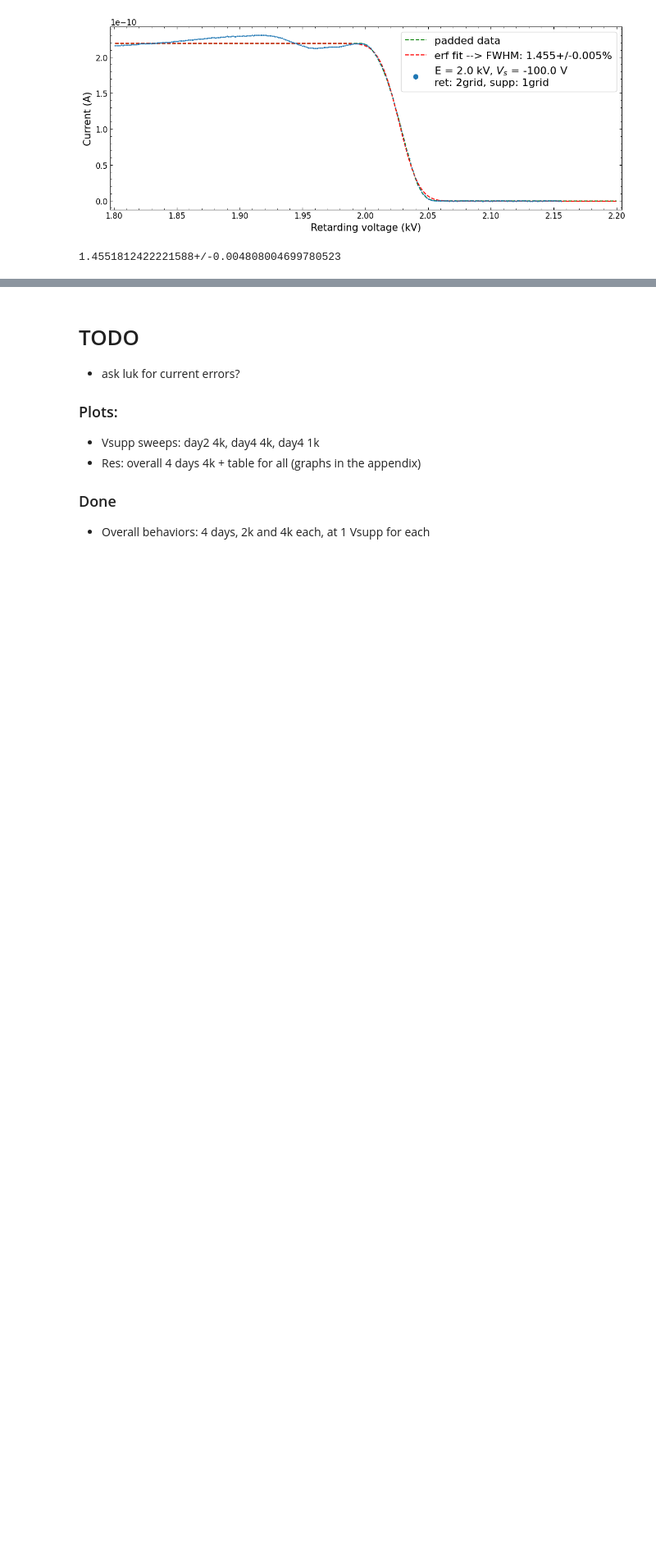
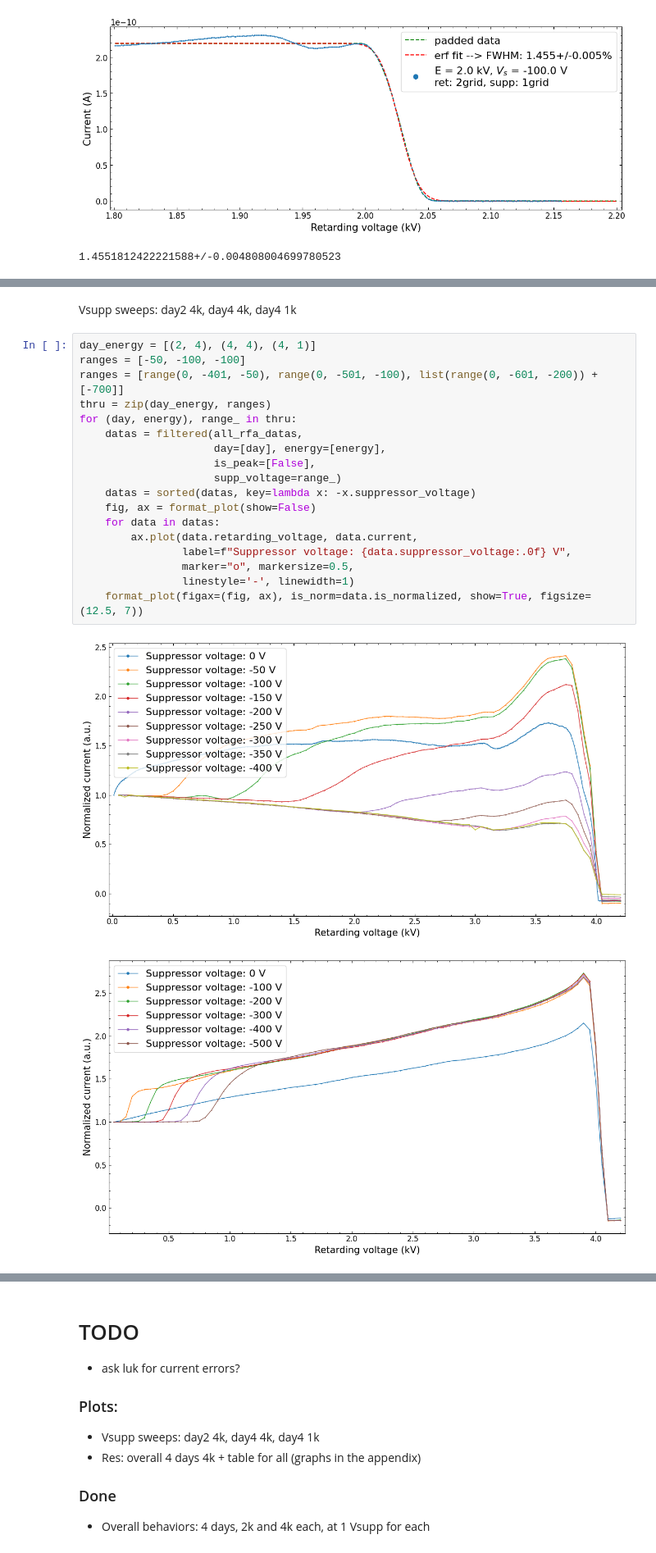
Before and after one commit to naki23/PL4-RFA, a Jupyter notebook: RFA_main2.ipynb, the cells around one changed output, grey strips where cells are left out. Shown at 82% size. Drawn from its saved outputs; the diff is of its cells as text; blank space fills up the shorter version.

```diff
--- a/RFA_main2.ipynb
+++ b/RFA_main2.ipynb
@@ -530,0 +541,23 @@ for e in [2, 4]:
+# %% [markdown]
+Vsupp sweeps: day2 4k, day4 4k, day4 1k
+# %%
+day_energy = [(2, 4), (4, 4), (4, 1)]
+ranges = [-50, -100, -100]
+ranges = [range(0, -401, -50), range(0, -501, -100), list(range(0, -601, -200)) + [-700]]
+thru = zip(day_energy, ranges)
+for (day, energy), range_ in thru:
+    datas = filtered(all_rfa_datas,
+                     day=[day], energy=[energy],
+                     is_peak=[False],
+                     supp_voltage=range_)
+    datas = sorted(datas, key=lambda x: -x.suppressor_voltage)
+    fig, ax = format_plot(show=False)
+    for data in datas:
+        ax.plot(data.retarding_voltage, data.current,
+                label=f"Suppressor voltage: {data.suppressor_voltage:.0f} V",
+                marker="o", markersize=0.5,
+                linestyle='-', linewidth=1)
+    format_plot(figax=(fig, ax), is_norm=data.is_normalized, show=True, figsize=(12.5, 7))
+# %% [output]
+[figure, added]
+[figure, added]
```
Also changed, not shown: parts of 7 cells of this notebook, 5 other files.
